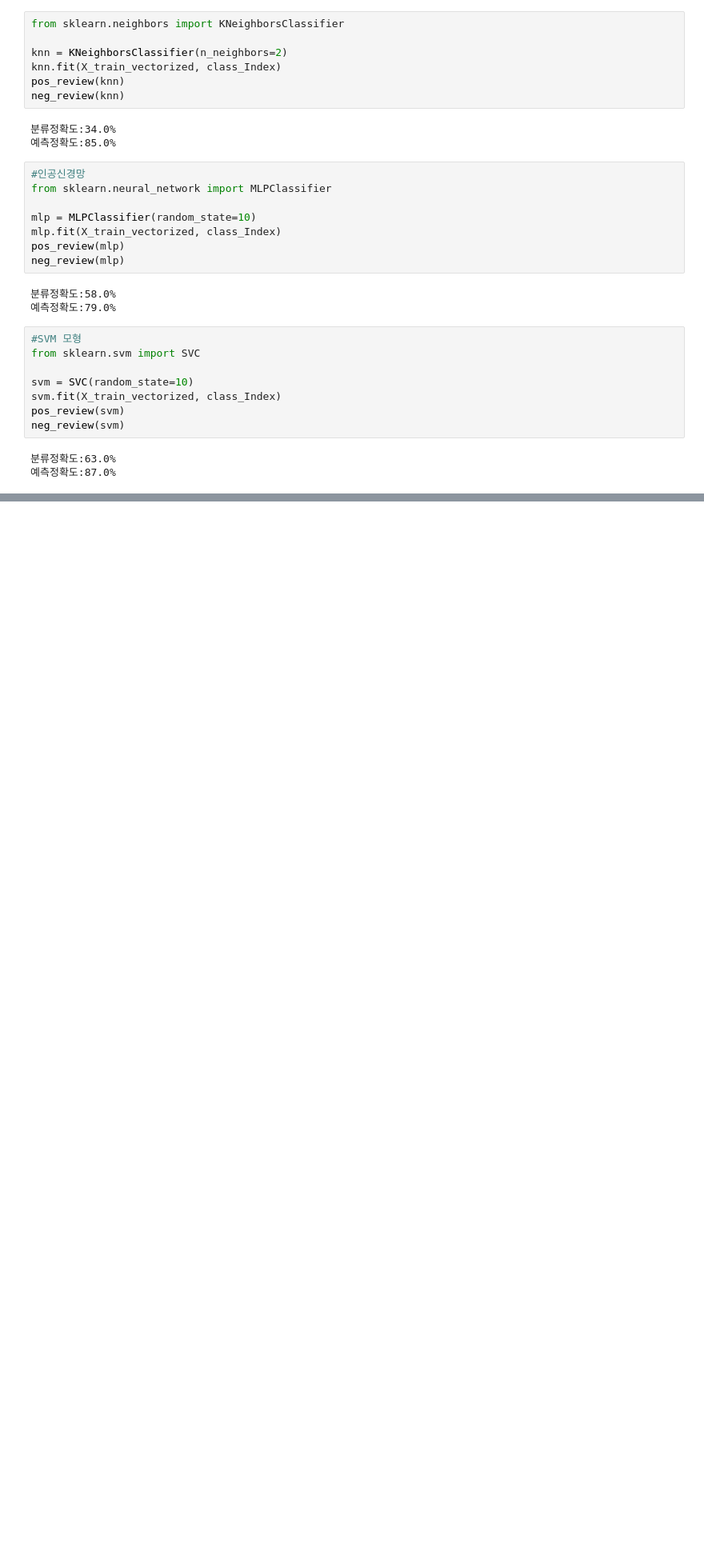
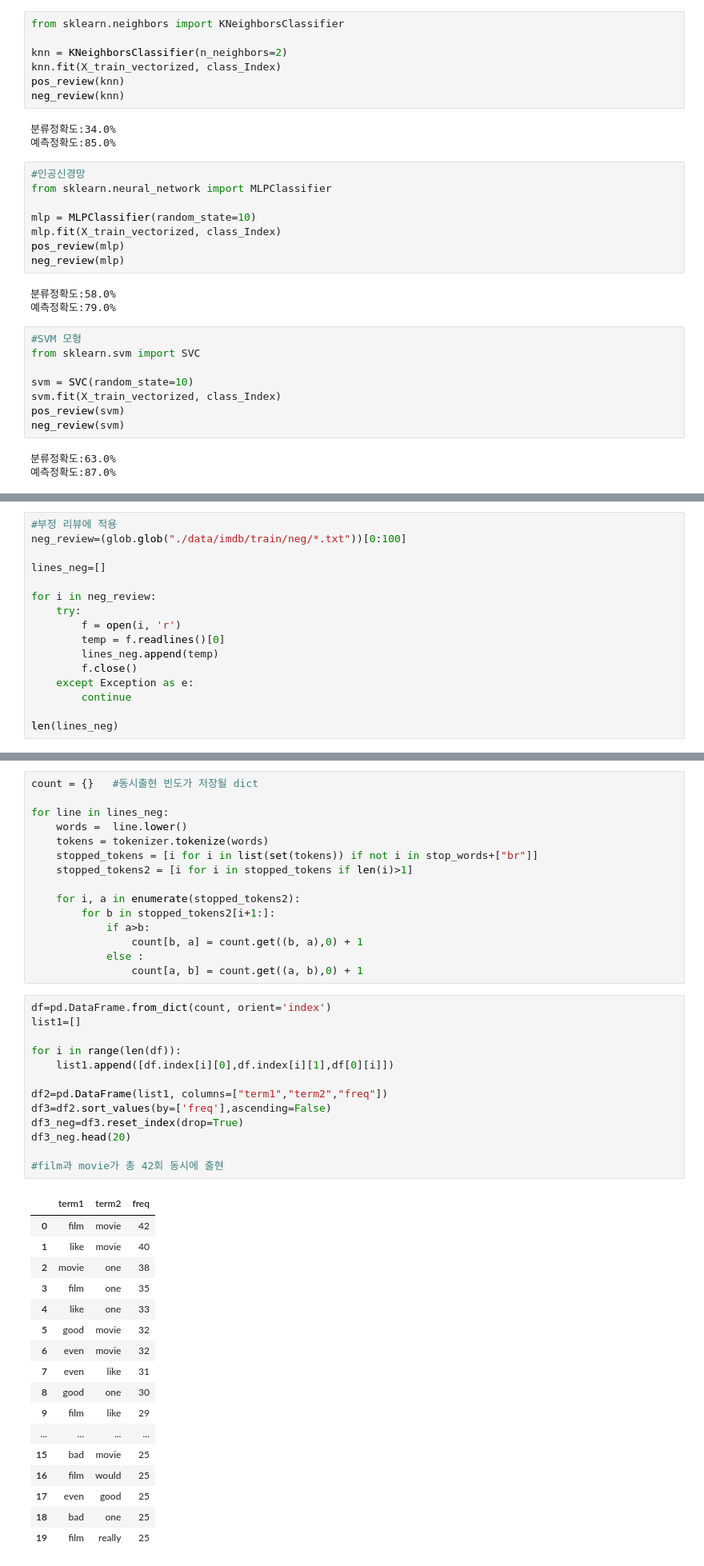
Before and after one commit to hyewon961117/hw_study2, a Jupyter notebook: two/012_텍스트마이닝.ipynb, the cells around one changed output, grey strips where cells are left out. Shown at 80% size. Drawn from its saved outputs; the diff is of its cells as text; blank space fills up the shorter version.

```diff
--- a/two/012_텍스트마이닝.ipynb
+++ b/two/012_텍스트마이닝.ipynb
@@ -2623,0 +2719,16 @@ neg_review(svm)
+# %%
+#부정 리뷰에 적용
+neg_review=(glob.glob("./data/imdb/train/neg/*.txt"))[0:100]
+
+lines_neg=[]
+
+for i in neg_review:
+    try:
+        f = open(i, 'r')
+        temp = f.readlines()[0]
+        lines_neg.append(temp)
+        f.close()
+    except Exception as e:
+        continue
+
+len(lines_neg)
@@ -2623,0 +2737,46 @@ neg_review(svm)
+# %%
+count = {}   #동시출현 빈도가 저장될 dict
+
+for line in lines_neg:
+    words =  line.lower()
+    tokens = tokenizer.tokenize(words)
+    stopped_tokens = [i for i in list(set(tokens)) if not i in stop_words+["br"]]
+    stopped_tokens2 = [i for i in stopped_tokens if len(i)>1]
+
+    for i, a in enumerate(stopped_tokens2):
+        for b in stopped_tokens2[i+1:]:
+            if a>b:
+                count[b, a] = count.get((b, a),0) + 1
+            else :
+                count[a, b] = count.get((a, b),0) + 1
+# %%
+df=pd.DataFrame.from_dict(count, orient='index')
+list1=[]
+
+for i in range(len(df)):
+    list1.append([df.index[i][0],df.index[i][1],df[0][i]])
+
+df2=pd.DataFrame(list1, columns=["term1","term2","freq"])
+df3=df2.sort_values(by=['freq'],ascending=False)
+df3_neg=df3.reset_index(drop=True)
+df3_neg.head(20)
+
+#film과 movie가 총 42회 동시에 출현
+# %% [output]
+|  | term1 | term2 | freq |
+| 0 | film | movie | 42 |
+| 1 | like | movie | 40 |
+| 2 | movie | one | 38 |
+| 3 | film | one | 35 |
+| 4 | like | one | 33 |
+| 5 | good | movie | 32 |
+| 6 | even | movie | 32 |
+| 7 | even | like | 31 |
+| 8 | good | one | 30 |
+| 9 | film | like | 29 |
+| ... | ... | ... | ... |
+| 15 | bad | movie | 25 |
+| 16 | film | would | 25 |
+| 17 | even | good | 25 |
+| 18 | bad | one | 25 |
+| 19 | film | really | 25 |
```
Also changed, not shown: parts of 36 cells of this notebook, 40 other files.
